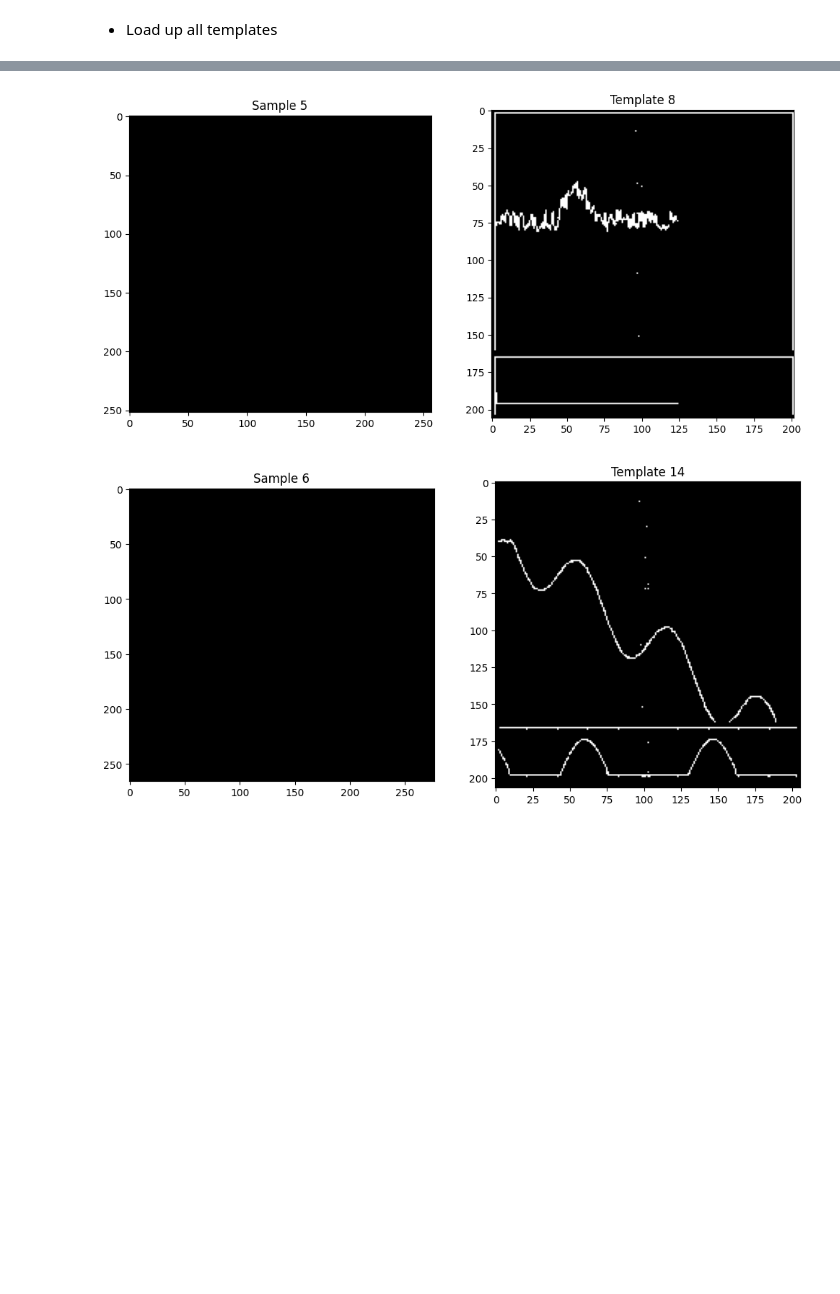
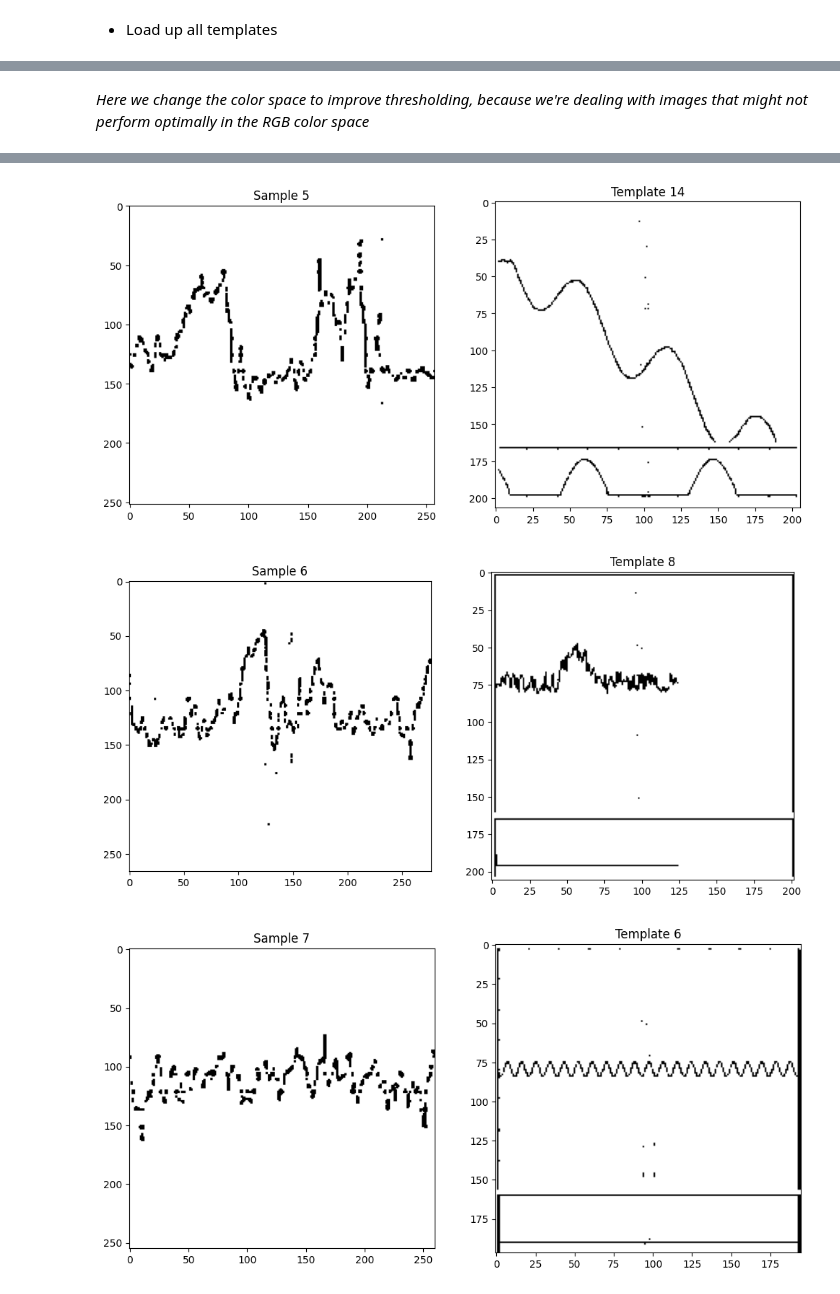
Before and after one commit to mustaphouni04/linies-de-la-vida-bitsxlamarato, a Jupyter notebook: analysis.ipynb, the cells around one changed output, grey strips where cells are left out. Drawn from its saved outputs; the diff is of its cells as text; code cells hidden in the pictures; blank space fills up the shorter version.

Commit message:
Pattern matching fix

```diff
--- a/analysis.ipynb
+++ b/analysis.ipynb
@@ -126,5 +132,13 @@ template_13 = cv2.imread("templates/template_13_reduced_variability.png", 0)
 
 template_14 = cv2.imread("templates/template_14_terminal_cardiac_arrest.png", 0)
 
-plt.imshow(template_2, cmap="gray")
+# Plot all the templates using for loop
+templates = [template_1, template_2, template_3, template_4, template_5, template_6, template_7, template_8, template_9, template_10, template_11, template_12, template_13, template_14]
+plt.figure(figsize=(12, 12))
+for i, template in enumerate(templates):
+    plt.subplot(2, 7, i+1)
+    plt.imshow(template, cmap="gray")
+    plt.title(f"Temp {i+1}")
+    plt.axis("off")
+plt.show()
 # %% [output]
@@ -133,44 +150,63 @@ plt.imshow(template_2, cmap="gray")
+# %% [markdown]
+*Here we change the color space to improve thresholding, because we're dealing with images that might not perform optimally in the RGB color space*
 # %%
 import cv2
 import numpy as np
 from skimage.metrics import structural_similarity as ssim
+from PyQt5.QtWidgets import QApplication, QMessageBox
 
-# Store the templates in a list
+alert = False # boolean to store alert status
+# store the templates in a list
 templates = [template_1, template_2, template_3, template_4, template_5, template_6, template_7, template_8, template_9, template_10, template_11, template_12, template_13, template_14]
 
-# Load the samples (in grayscale) to which the templates will be matched with IoU
-samples = [cv2.imread(f"samples/s{i+1}.png", 0) for i in range(6)]
+# load the samples (in grayscale) in a list
+samples = [cv2.imread(f"samples/s{i+1}.png") for i in range(8)]
 
-# Binary threshold the samples and templates
-binary_samples = [cv2.threshold(sample, 127, 255, cv2.THRESH_BINARY_INV)[1] for sample in samples]
-binary_templates = [cv2.threshold(template, 127, 255, cv2.THRESH_BINARY_INV)[1] for template in templates]
+# pass the samples to LAB color space to improve the accuracy of the thresholding
+samples = [cv2.cvtColor(sample, cv2.COLOR_BGR2LAB) for sample in samples]
 
-SSIM_scores = []  # List to store SSIM scores
-max_SSIM_indices = []  # List to store indices of max SSIM scores
+# create an adaptive thresholding mask using the L channel of the samples
+for i, sample in enumerate(samples):
+    l_channel, a_channel, b_channel = cv2.split(sample)
+    l_adaptive_thresh = cv2.adaptiveThreshold(l_channel, 255, cv2.ADAPTIVE_THRESH_GAUSSIAN_C,
+                                              cv2.THRESH_BINARY, 19, 24)
+    # dilate the image (erode because the background is white)
+    kernel = np.ones((2, 2), np.uint8)
+    l_adaptive_thresh = cv2.erode(l_adaptive_thresh, kernel, iterations=1)
+    samples[i] = l_adaptive_thresh
 
-# Compute SSIM between the samples and the templates
+# binary threshold the samples and templates
+binary_samples = [cv2.threshold(sample, 0, 255, cv2.THRESH_BINARY)[1] for sample in samples]
+binary_templates = [cv2.threshold(template, 127, 255, cv2.THRESH_BINARY)[1] for template in templates]
+
+SSIM_scores = []  # list to store SSIM scores
+max_SSIM_indices = []  # list to store indices of max SSIM scores
+
+# compute SSIM between the samples and the templates
 for sample_index, sample in enumerate(binary_samples):
     ssim_scores_for_sample = []
     for template_index, template in enumerate(binary_templates):
-        # Resize the template to match the sample's dimensions
+        # resize the template to match the sample's dimensions
         resized_template = cv2.resize(template, (sample.shape[1], sample.shape[0]))
         ssim_score, _ = ssim(sample, resized_template, full=True)
         ssim_scores_for_sample.append(ssim_score)
     SSIM_scores.append(ssim_scores_for_sample)
     max_SSIM_indices.append((sample_index, np.argmax(ssim_scores_for_sample)))
 
-# Convert SSIM scores to a numpy array
+# convert SSIM scores to a numpy array
 SSIM_scores = np.array(SSIM_scores)
 
-# Get the maximum SSIM score for each sample
+# get the maximum SSIM score for each sample
 max_SSIM_scores = np.max(SSIM_scores, axis=1)
 
-# Print the maximum SSIM scores and corresponding indices
+# print the maximum SSIM scores and corresponding indices
 for index, score in enumerate(max_SSIM_scores):
     sample_index, template_index = max_SSIM_indices[index]
+    if score >= 0.7:
+        alert = True
     print(f"Sample {sample_index + 1} matches Template {template_index + 1} with SSIM score: {score:.4f}")
 
-# Plot the samples and the corresponding templates
+# plot the samples and the corresponding templates
 for sample_index, template_index in max_SSIM_indices:
     plt.figure(figsize=(12, 12))
     plt.subplot(1, 2, 1)
@@ -181,4 +217,17 @@ for sample_index, template_index in max_SSIM_indices:
     plt.imshow(binary_templates[template_index], cmap="gray")
     plt.title(f"Template {template_index + 1}")
     plt.show()
+
+def display_message():
+    app = QApplication([])
+
+    message = "Warning! The given samples might indicate a sign of fetal distress."
+
+    msg_box = QMessageBox()
+    msg_box.setWindowTitle("Message")
+    msg_box.setText(message)
+    msg_box.exec_()
+
+if alert:
+    display_message()
 # %% [output]
@@ -195,2 +246,3 @@ Sample 6 matches Template 14 with SSIM score: 0.8530
-[figure, old version]
+[figure, new version]
-[figure, old version]
+[figure, new version]
+[figure, added]
```
Also changed, not shown: parts of 13 cells of this notebook, 2 other files.
